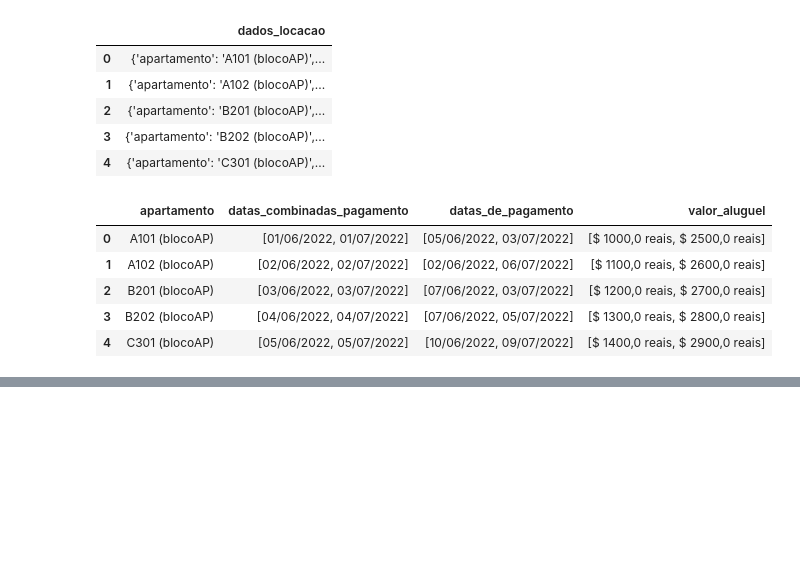
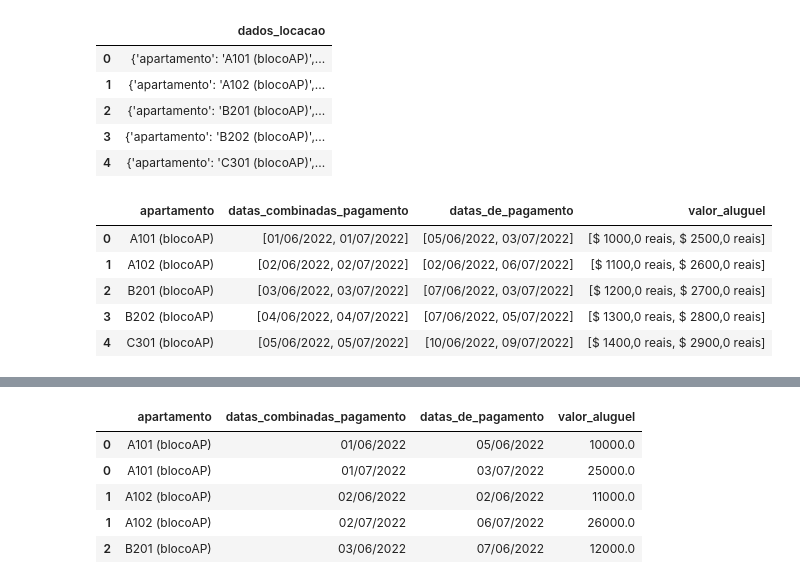
Before and after one commit to Monica-Restrepo/clases-programacion, a Jupyter notebook: Practica_pandas_tratamiento.ipynb, the cells around one changed output, grey strips where cells are left out. Cells and saved outputs as stored; diff of their text form; code cells hidden in the pictures; blank space fills up the shorter version.

```diff
--- a/Practica_pandas_tratamiento.ipynb
+++ b/Practica_pandas_tratamiento.ipynb
@@ -69,0 +190,11 @@ datos1.head()
+# %%
+datos1['valor_aluguel'] = datos1['valor_aluguel'].apply(lambda x: x.replace('$', '').replace(',','').replace(' reais', '').strip())
+datos1['valor_aluguel'] = datos1['valor_aluguel'].astype(np.float64)
+datos1.head()
+# %% [output]
+|  | apartamento | datas_combinadas_pagamento | datas_de_pagamento | valor_aluguel |
+| 0 | A101 (blocoAP) | 01/06/2022 | 05/06/2022 | 10000.0 |
+| 0 | A101 (blocoAP) | 01/07/2022 | 03/07/2022 | 25000.0 |
+| 1 | A102 (blocoAP) | 02/06/2022 | 02/06/2022 | 11000.0 |
+| 1 | A102 (blocoAP) | 02/07/2022 | 06/07/2022 | 26000.0 |
+| 2 | B201 (blocoAP) | 03/06/2022 | 07/06/2022 | 12000.0 |
```
Also changed, not shown: parts of 12 cells of this notebook.
